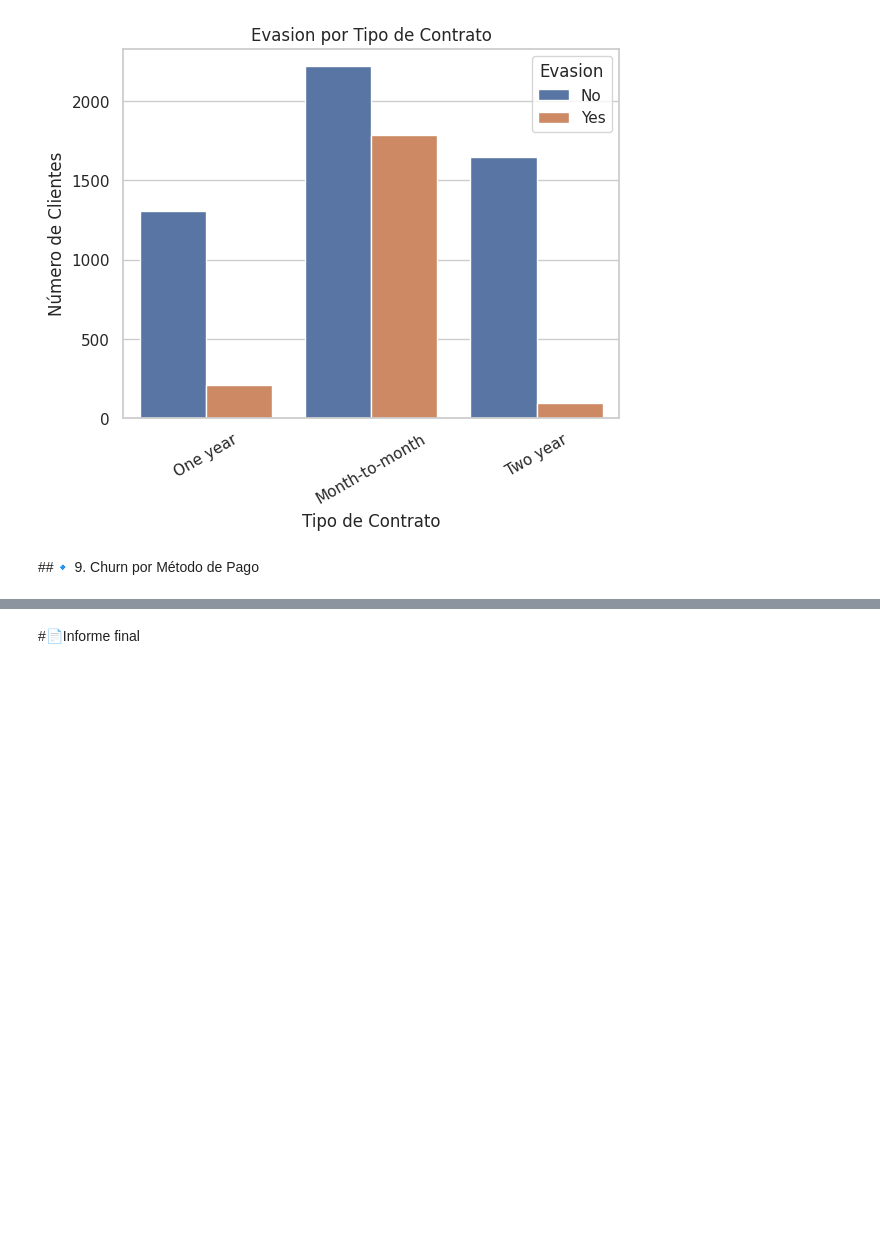
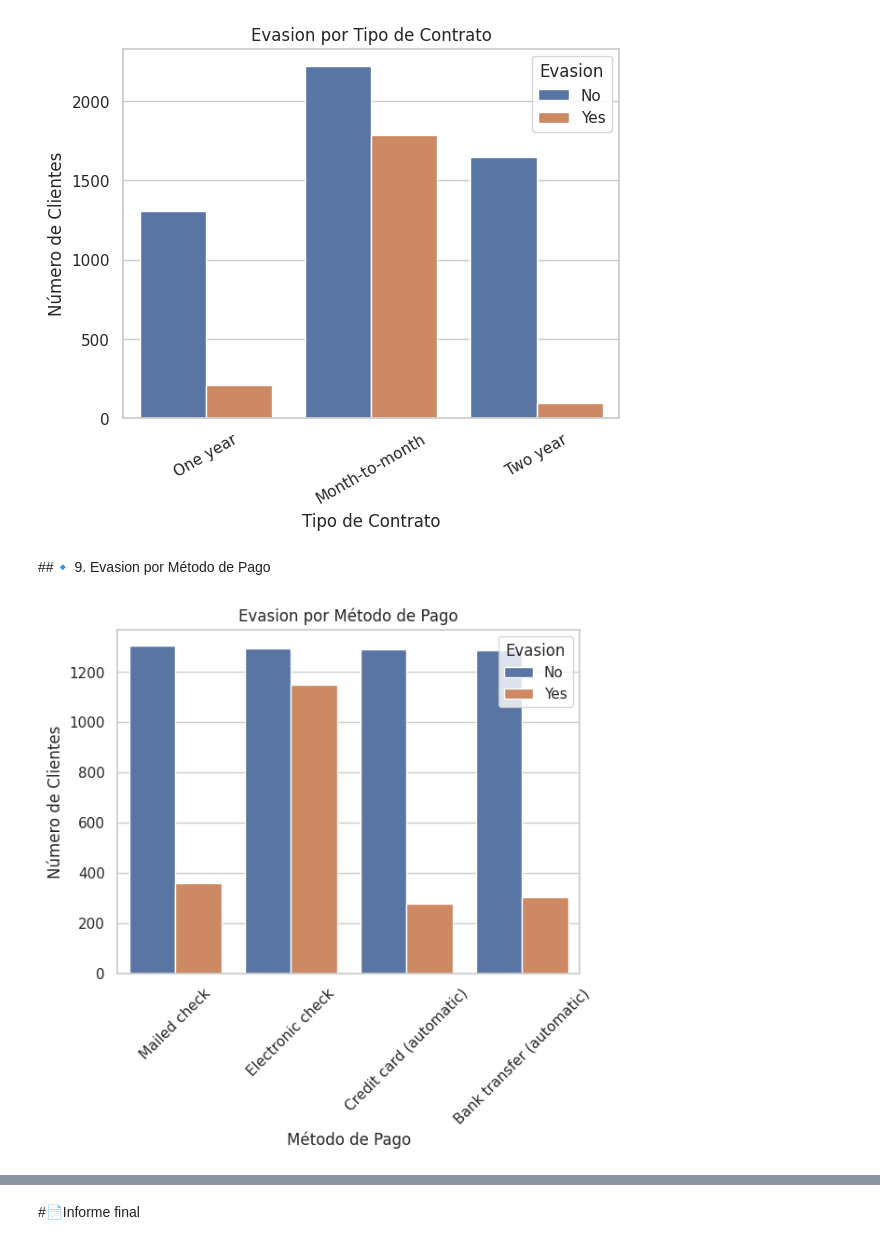
Before and after one commit to AnayLuna/CHALLENGUER-TELECOMX_SEGUNDO_DESAFIO_ANA, a Jupyter notebook: TelecomX_SEGUNDO_DESAFIO_ANA.ipynb, the cells around one changed output, grey strips where cells are left out. Saved outputs shown, nothing was run; the diff lists cells and outputs as text; code cells hidden in the pictures; blank space fills up the shorter version.

Commit message:
Versión 2
En esta versión incluimos Carga y análisis del Data Frame

```diff
--- a/TelecomX_SEGUNDO_DESAFIO_ANA.ipynb
+++ b/TelecomX_SEGUNDO_DESAFIO_ANA.ipynb
@@ -292,4 +292,14 @@ plt.show()
 # %% [output]
 [figure]
 # %% [markdown]
-##🔹 9. Churn por Método de Pago
+##🔹 9. Evasion por Método de Pago
+# %%
+sns.countplot(data=datos, x="PaymentMethod", hue="Evasion")
+plt.title("Evasion por Método de Pago")
+plt.xlabel("Método de Pago")
+plt.ylabel("Número de Clientes")
+plt.xticks(rotation=45)
+plt.legend(title="Evasion", labels=["No", "Yes"])
+plt.show()
+# %% [output]
+[figure, added]
```
Also changed, not shown: parts of 14 cells of this notebook.
